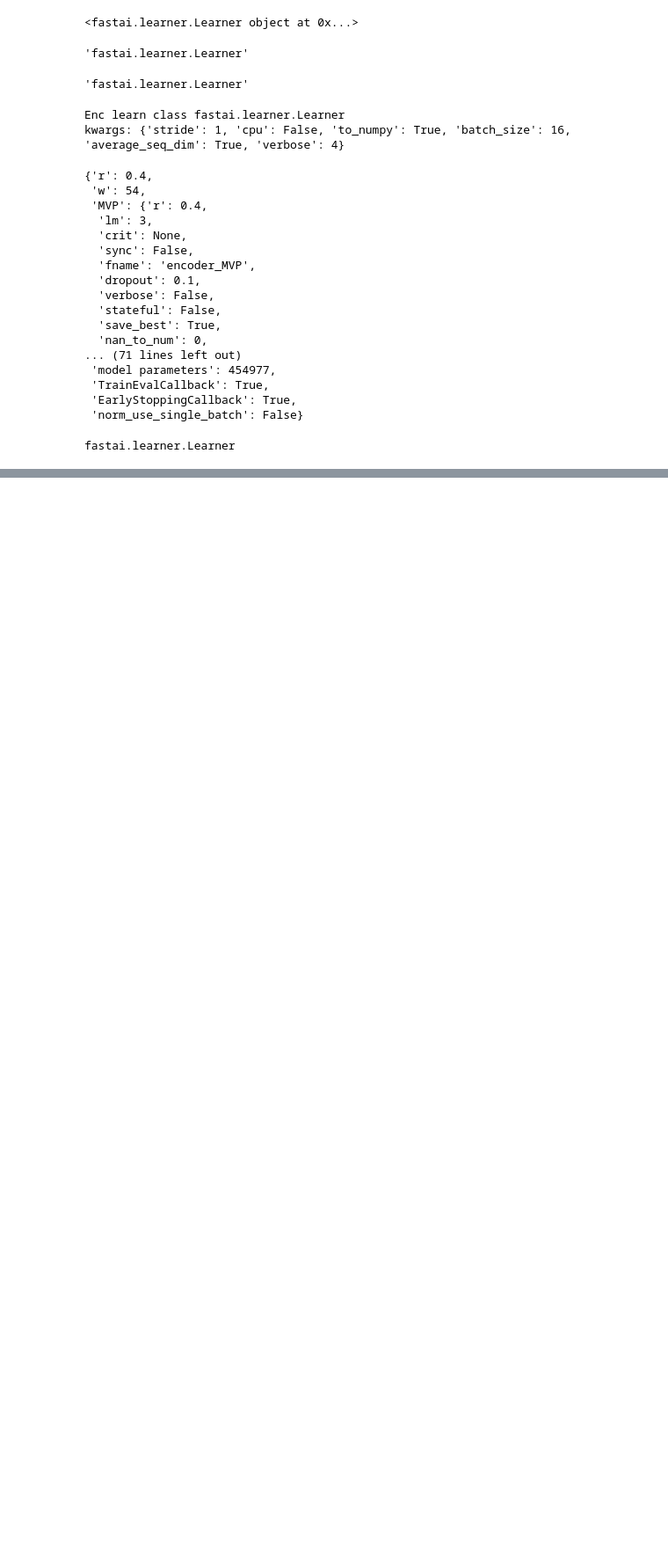
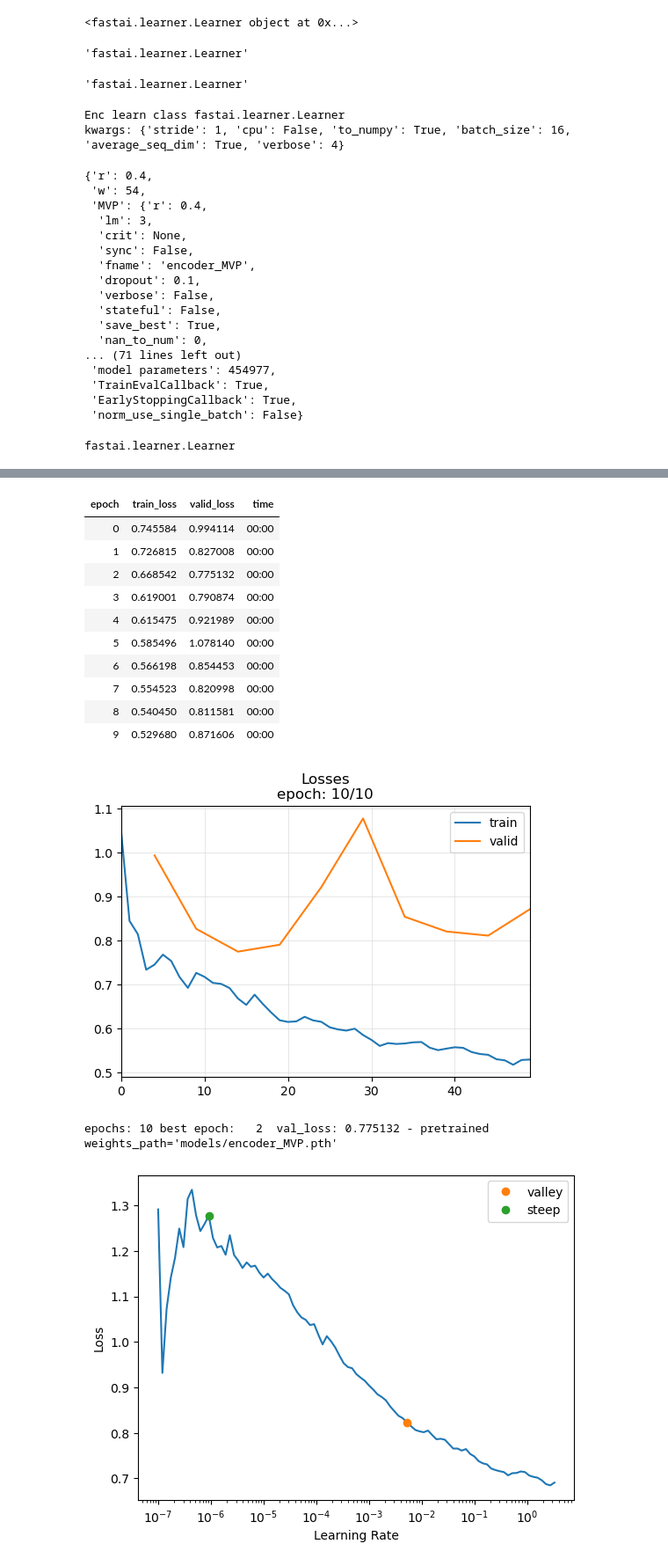
Before and after one commit to vrodriguezf/deepvats, a Jupyter notebook: nbs_pipeline/_03a_embeddings_fine_tune.ipynb, the cells around one changed output, grey strips where cells are left out. Shown at 88% size. Saved outputs shown, nothing was run; the diff lists cells and outputs as text; code cells hidden in the pictures; blank space fills up the shorter version.

Commit message:
version funcional de fine_tune_mvp sin eval_pre ni eval_post en _03a_embeddings_fine_tune

```diff
--- a/nbs_pipeline/_03a_embeddings_fine_tune.ipynb
+++ b/nbs_pipeline/_03a_embeddings_fine_tune.ipynb
@@ -989,6 +992,7 @@ def _get_mssg(
             to_path = print_to_path,
             path    = print_path,
             mode    = print_mode,
+            level   = 0,
             verbose = verbose
         )
     return mssg
@@ -1253,11 +1147,0 @@ errors defaults to 'strict'.
-# %%
-enc.mssg.initial("fine_tune")
-enc.mssg.print(f"Original enc_learn { enc_learner }  | Final model { enc.model }")
-lossess, eval_results_pre, eval_results_post, t_shots, t_shot, t_evals, t_eval = ( None, None, None, None, None, None, None )
-match enc.fine_tune_.__name__:
-    case "fine_tune_moment_":
-        enc.mssg.print("fine_tune_moment")
-    case "fine_tune_mvp_":
-        enc.mssg.print("fine_tune_mvp")
-    case _:
-        enc.mssg.print("Other fine_tune")
@@ -1275,7 +1147,0 @@ enc.show_plot = True
-# %%
-t_shot = 0,
-t_eval_1 = 0,
-t_eval_2 = 0,
-losses = [],
-eval_results_pre = "",
-eval_results_post = ""
@@ -1378,4 +1199,0 @@ enc.mssg.print(f"Model Class {enc.model.__class__} | Type: {type(enc.model)}")
-# %%
-enc.model.train()
-enc.mssg.print(f"Training the model | window size {X.shape[2]} | X ~ {X.shape}")
-lr_valley, lr_steep = enc.model.lr_find(suggest_funcs=(valley, steep))
@@ -1457,5 +1200,17 @@ IndexError: index 0 is out of bounds for dimension 0 with size 0
 # %%
-  (
-            lossess, eval_results_pre, eval_results_post,
-            t_shots, t_shot, t_evals, t_eval, enc.model
-        ) = enc.fine_tune_(eval_pre, eval_post, shot, time_flag, use_wandb = use_wandb, analysis_mode = analysis_mode, norm_by_sample = norm_by_sample, norm_use_single_batch = norm_use_single_batch, show_plot = show_plot)
+enc.mssg.verbose = 5
+(
+    lossess, eval_results_pre, eval_results_post,
+    t_shots, t_shot, t_evals, t_eval, enc.model
+) = enc.fine_tune_(
+    eval_pre              = False,
+    eval_post             = False,
+    shot                  = True,
+    time_flag             = True,
+    use_wandb             = enc_run.config['use_wandb'],
+    analysis_mode         = enc_run.config ['analysis_mode'],
+    norm_by_sample        = enc_run.config['norm_by_sample'],
+    norm_use_single_batch = enc_run.config['norm_use_single_batch'],
+    show_plot             = True
+)
+# %% [output]
@@ -1461,0 +1239,14 @@ IndexError: index 0 is out of bounds for dimension 0 with size 0
+| epoch | train_loss | valid_loss | time |
+| 0 | 0.745584 | 0.994114 | 00:00 |
+| 1 | 0.726815 | 0.827008 | 00:00 |
+| 2 | 0.668542 | 0.775132 | 00:00 |
+| 3 | 0.619001 | 0.790874 | 00:00 |
+| 4 | 0.615475 | 0.921989 | 00:00 |
+| 5 | 0.585496 | 1.078140 | 00:00 |
+| 6 | 0.566198 | 0.854453 | 00:00 |
+| 7 | 0.554523 | 0.820998 | 00:00 |
+| 8 | 0.540450 | 0.811581 | 00:00 |
+| 9 | 0.529680 | 0.871606 | 00:00 |
+[figure, added]
+epochs: 10 best epoch:   2  val_loss: 0.775132 - pretrained weights_path='models/encoder_MVP.pth'
+[figure, added]
```
Also changed, not shown: parts of 22 cells of this notebook, 2 other files.
